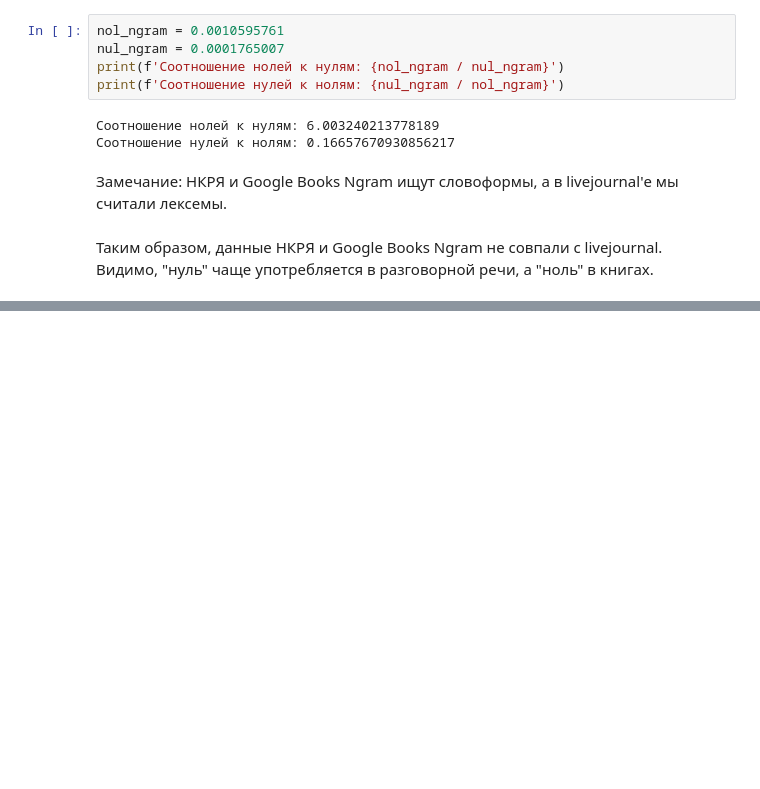
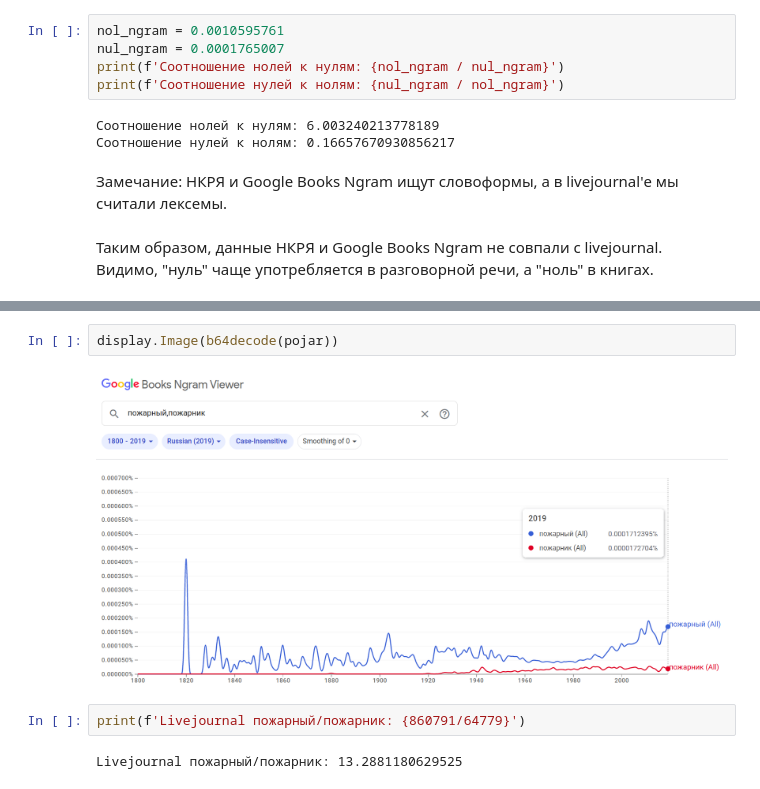
Before and after one commit to falseness/computational_linguistics, a Jupyter notebook: homework0.ipynb, the cells around one changed output, grey strips where cells are left out. Drawn from its saved outputs; the diff is of its cells as text; blank space fills up the shorter version.

```diff
--- a/homework0.ipynb
+++ b/homework0.ipynb
@@ -277,0 +302,8 @@ print(f'Соотношение нулей к нолям: {nul_ngram / nol_ngram}
+# %%
+display.Image(b64decode(pojar))
+# %% [output]
+[figure, added]
+# %%
+print(f'Livejournal пожарный/пожарник: {860791/64779}')
+# %% [output]
+Livejournal пожарный/пожарник: 13.2881180629525
```
Also changed, not shown: parts of 15 cells of this notebook.
